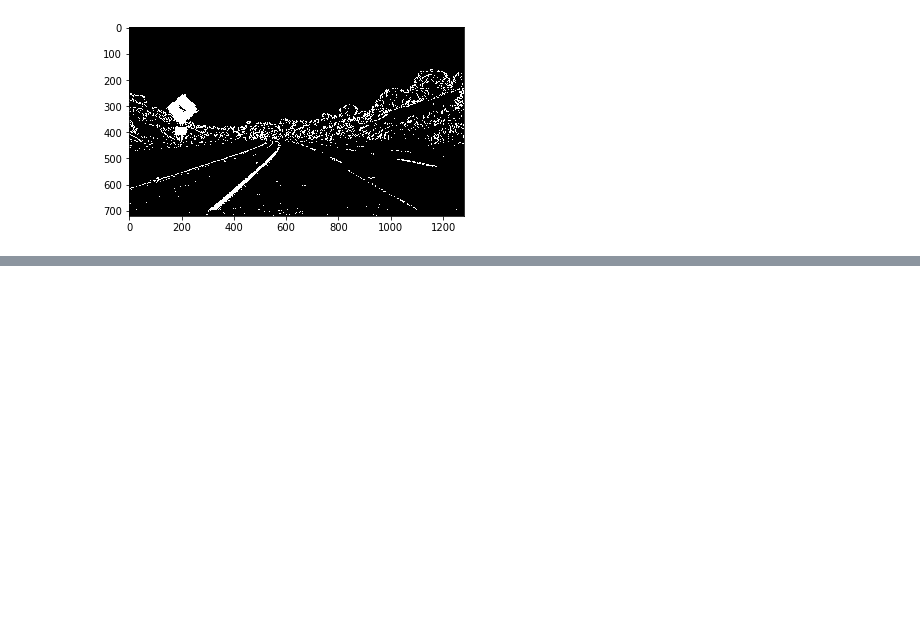
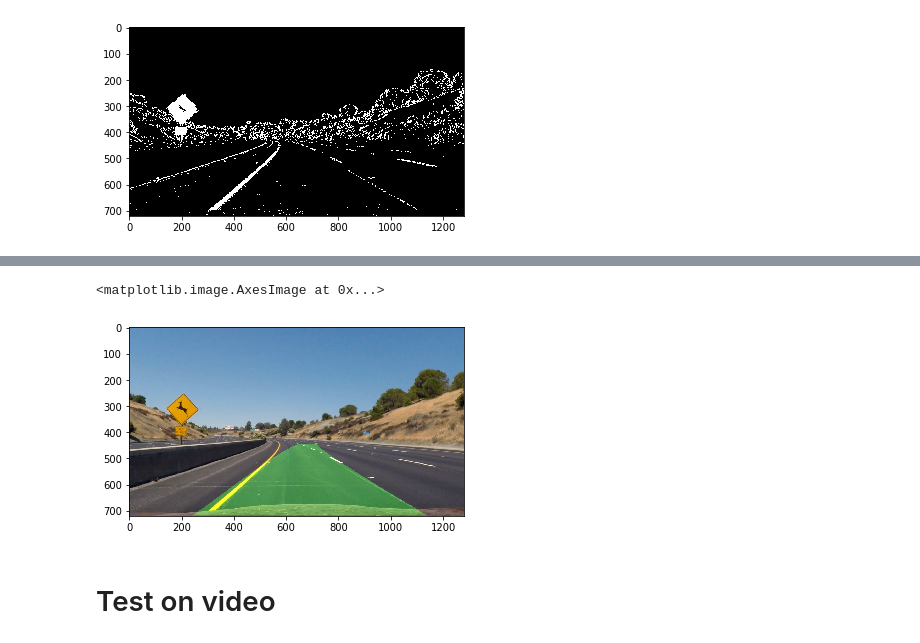
Before and after one commit to hackattendant/Lane-Detection-Python, a Jupyter notebook: Advanced-Lane-Lines.ipynb, the cells around one changed output, grey strips where cells are left out. Cells and saved outputs as stored; diff of their text form; code cells hidden in the pictures; blank space fills up the shorter version.

Commit message:
created find Lanes method

```diff
--- a/Advanced-Lane-Lines.ipynb
+++ b/Advanced-Lane-Lines.ipynb
@@ -446,0 +578,12 @@ plt.savefig("output_images/lanefindTest6.jpg")
+# %%
+imageasdfasdf = mpimg.imread('test_images/test3.jpg')
+undistasdfasdf, mtx, dist  = cal_undistort(imageasdfasdf, objpoints, imgpoints)
+threshedasdfasdf = threshold(undistasdfasdf)
+warped_binaryasdf = warp(threshedasdfasdf)
+lanes_foundasdf = find_lanes(warped_binaryasdf, und)
+plt.imshow(lanes_foundasdf)
+# %% [output]
+<matplotlib.image.AxesImage at 0x...>
+[figure, added]
+# %% [markdown]
+# Test on video
```
Also changed, not shown: parts of 6 cells of this notebook, 1 other file.
